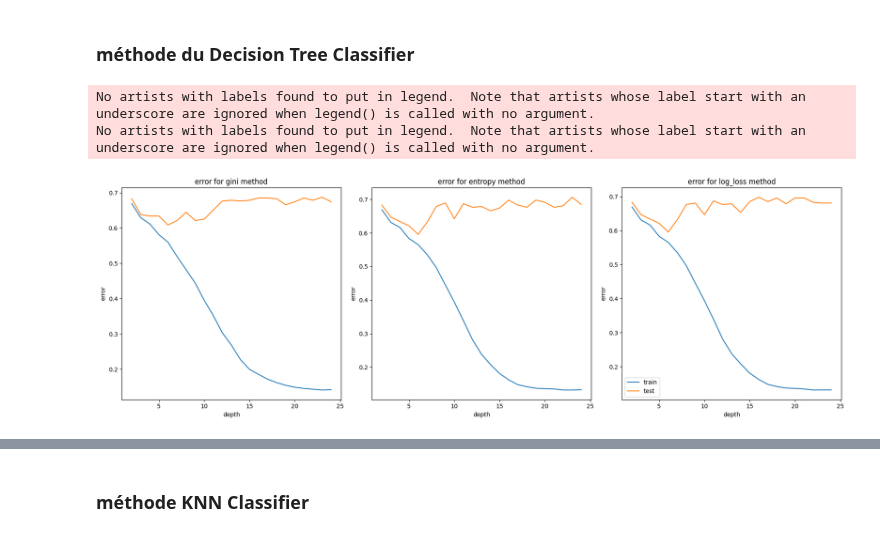
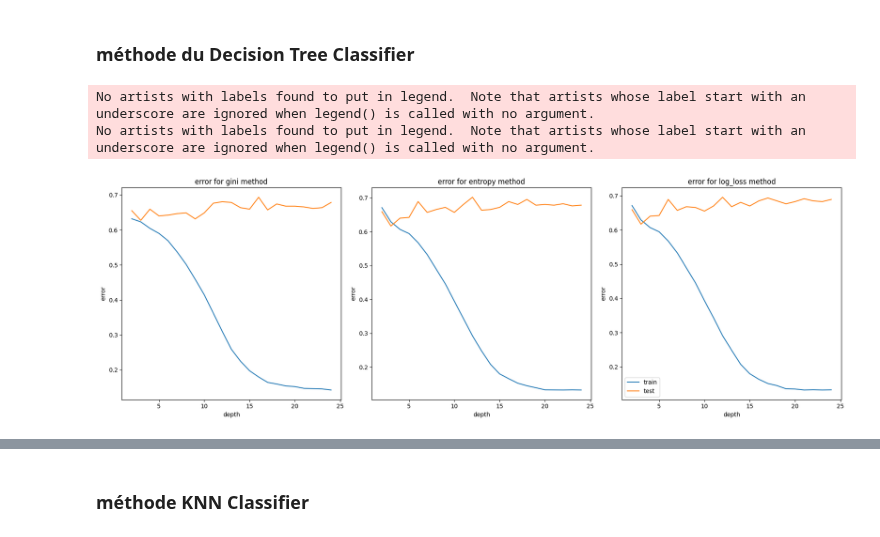
Before and after one commit to Keracles/MovieHype, a Jupyter notebook: models_noah/classification_noah.ipynb, the cells around one changed output, grey strips where cells are left out. Drawn from its saved outputs; the diff is of its cells as text; code cells hidden in the pictures.

```diff
--- a/models_noah/classification_noah.ipynb
+++ b/models_noah/classification_noah.ipynb
@@ -116,8 +110,10 @@ division du dataset en un train et un test
 # %%
-def train_test(X,Y,Y_bin):
+def train_test(df):
+    X, Y, Y_bin = X_and_Y(df)
     TRAINING_SET_RATIO = 0.9
     ind = [i for i in range(df.shape[0])]
-    shuffle(ind)
+    random.seed(4)
+    random.shuffle(ind)
     X_train=X.iloc[ind[:int(TRAINING_SET_RATIO*df.shape[0])]]
     Y_train=Y.iloc[ind[:int(TRAINING_SET_RATIO*df.shape[0])]]
     Y_bin_train=Y_bin.iloc[ind[:int(TRAINING_SET_RATIO*df.shape[0])]]
@@ -125,41 +121,42 @@ def train_test(X,Y,Y_bin):
     Y_test=Y.iloc[ind[int(TRAINING_SET_RATIO*df.shape[0]):]]
     Y_bin_test=Y_bin.iloc[ind[int(TRAINING_SET_RATIO*df.shape[0]):]]
     return X_train, Y_train, Y_bin_train, X_test, Y_test, Y_bin_test
-
-X_train, Y_train, Y_bin_train, X_test, Y_test, Y_bin_test = train_test(X, Y, Y_bin)
-X1_train, Y1_train, Y1_bin_train, X1_test, Y1_test, Y1_bin_test = train_test(X1, Y1, Y1_bin)
 # %% [markdown]
 ### méthode du Decision Tree Classifier
 # %%
-train_scores_dico = {}
-test_scores_dico = {}
-criteria = ["gini", "entropy", "log_loss"]
-for criterion in ["gini", "entropy", "log_loss"]:
-    train_scores = []
-    test_scores = []
-    depths = [i for i in range(2,25)]
-    for depth in depths:
-        clf = tree.DecisionTreeClassifier(criterion = criterion , max_depth = depth, min_samples_split = 2, min_samples_leaf = 2)
-        clf = clf.fit(X_train, Y_train)
-        train_score = clf.score(X_train, Y_train)
-        train_scores.append(1 - train_score)
-        test_score = clf.score(X_test,Y_test)
-        test_scores.append(1 - test_score)
-    train_scores_dico[criterion] = train_scores
-    test_scores_dico[criterion] = test_scores
+def decision_tree(df):
+    X_train, Y_train, Y_bin_train, X_test, Y_test, Y_bin_test = train_test(df)
+    train_scores_dico = {}
+    test_scores_dico = {}
+    criteria = ["gini", "entropy", "log_loss"]
+    for criterion in ["gini", "entropy", "log_loss"]:
+        train_scores = []
+        test_scores = []
+        depths = [i for i in range(2,25)]
+        for depth in depths:
+            clf = tree.DecisionTreeClassifier(criterion = criterion , max_depth = depth, min_samples_split = 2, min_samples_leaf = 2)
+            clf = clf.fit(X_train, Y_train)
+            train_score = clf.score(X_train, Y_train)
+            train_scores.append(1 - train_score)
+            test_score = clf.score(X_test,Y_test)
+            test_scores.append(1 - test_score)
+        train_scores_dico[criterion] = train_scores
+        test_scores_dico[criterion] = test_scores
 
-fig, ax = plt.subplots(1,3, figsize = (18,6))
-for i, criterion in enumerate(criteria):
-    ax[i].set_title(f'error for {criterion} method')
-    ax[i].plot(depths, train_scores_dico[criterion], label=f"train")
-    ax[i].plot(depths, test_scores_dico[criterion], label=f"test")
-    ax[i].set_xlabel("depth")
-    ax[i].set_ylabel("error")
-    plt.legend()
+    fig, ax = plt.subplots(1,3, figsize = (18,6))
+    for i, criterion in enumerate(criteria):
+        ax[i].set_title(f'error for {criterion} method')
+        ax[i].plot(depths, train_scores_dico[criterion], label=f"train")
+        ax[i].plot(depths, test_scores_dico[criterion], label=f"test")
+        ax[i].set_xlabel("depth")
+        ax[i].set_ylabel("error")
+        plt.legend()
 
-fig.tight_layout()
-plt.show()
+    fig.tight_layout()
+    plt.show()
+
+decision_tree(df)
 # %% [output]
 No artists with labels found to put in legend.  Note that artists whose label start with an underscore are ignored when legend() is called with no argument.
 No artists with labels found to put in legend.  Note that artists whose label start with an underscore are ignored when legend() is called with no argument.
-[figure, old version]
+[figure, new version]
```
Also changed, not shown: parts of 60 cells of this notebook.
